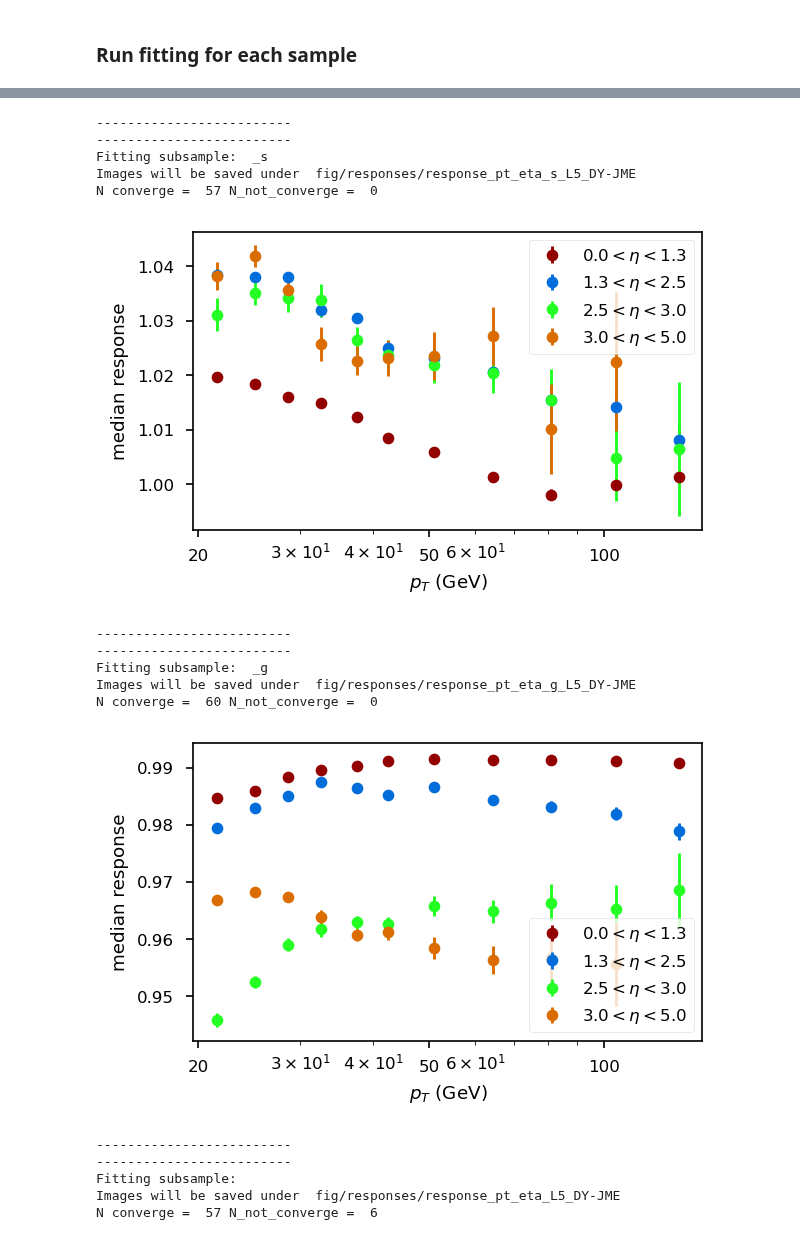
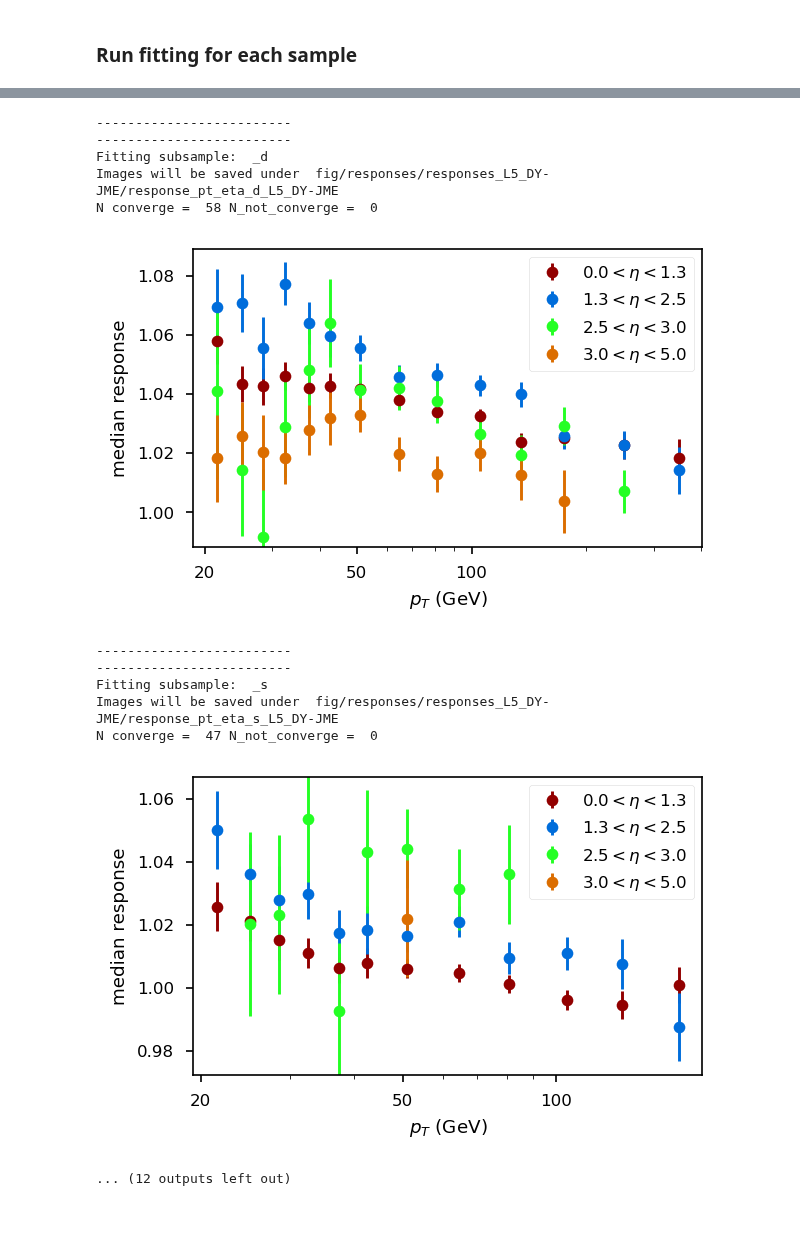
Before and after one commit to dsidirop1/JMECoffea, a Jupyter notebook: CoffeaJERC-Andris.ipynb, the cells around one changed output, grey strips where cells are left out. Drawn from its saved outputs; the diff is of its cells as text; code cells hidden in the pictures.

```diff
--- a/CoffeaJERC-Andris.ipynb
+++ b/CoffeaJERC-Andris.ipynb
@@ -64,9 +47,9 @@ import importlib
 # %%
-UsingDaskExecutor = True
+UsingDaskExecutor = False
 CERNCondorCluster = False
 CoffeaCasaEnv     = False
-load_preexisting  = True    ### True if don't repeat the processing of files and use preexisting JER from output
-test_run          = False   ### True if run only on one file
+load_preexisting  = False    ### True if don't repeat the processing of files and use preexisting JER from output
+test_run          = True   ### True if run only on one file
 load_fit_res      = False   ### True if don't repeat the response fits
 
 fine_etabins      = False   ### Don't merge eta bins together when fitting responses. Preprocessing always done in many bins
@@ -274,8 +260,11 @@ if(UsingDaskExecutor and CoffeaCasaEnv):
 # %%
 env_extra = [
             'export XRD_RUNFORKHANDLER=1',
-            f'export X509_USER_PROXY='+prixydir,
+            f'export X509_USER_PROXY=/afs/cern.ch/user/a/anpotreb/k5-ca-proxy.pem',
             f'export X509_CERT_DIR={os.environ["X509_CERT_DIR"]}',
+#             'source /etc/profile.d/conda.sh',
+#             f'export PATH={os.environ["CONDA_PREFIX"]}/bin:$PATH',
+#             f'conda activate {os.environ["CONDA_DEFAULT_ENV"]}',
         ]
 # %%
 if(UsingDaskExecutor and not CoffeaCasaEnv):
@@ -482,7 +427,7 @@ elif one_bin==True:
 #     etabins = np.array([etabins[3], 0, etabins[-4]])
 else:
     ptbins = output['ptresponse'].axis('pt').edges()
-    ptbins = ptbins[2:] #because there is a pt cut on pt gen and no point of fitting and plotting below that
+#     ptbins = ptbins[2:] #because there is a pt cut on pt gen and no point of fitting and plotting below that
     ptbins_c = output['ptresponse'].axis('pt').centers()
     etabins = np.array([-5, -3, -2.5, -1.3, 0, 1.3, 2.5, 3, 5])
 
@@ -668,16 +579,14 @@ def fit_responses(output, samp='_b'):
     meanvar = np.zeros((jetpt_length, jeteta_length))
 #     idx = []
 
+
     N_converge = 0
     N_not_converge = 0
 
-    FitFigDir = 'fig/responses'+tag_full+'/response_pt_eta'+samp+tag_full
+    FitFigDir = 'fig/responses/responses'+tag_full+'/response_pt_eta'+samp+tag_full
     if saveplots and not os.path.exists('fig/responses'+tag_full):
-        os.mkdir('fig/responses'+tag_full)
-
-    print("Images will be saved under ", FitFigDir)
-    if not os.path.exists(FitFigDir):
-        os.mkdir(FitFigDir)
+        os.mkdir('fig/responses/responses'+tag_full)
+        print("Images will be saved under ", FitFigDir)
 
     xvals = response_hist.axis('ptresponse').centers()[1:] #[1:] to exclude the second peak for low pt
     f_xvals = np.linspace(0,max(xvals),5001)
@@ -993,10 +898,9 @@ medians = []
 medianstds = []
 # %%
 # load_fit_res=False
-combine_antiflavour = True   ### combine quark and antiquark flavour in one bin
-# subsamples = ['', '_b', '_c', '_u', '_d', '_s', '_g', '_bbar', '_cbar', '_ubar', '_dbar','_sbar']
-subsamples = ['_b', '_c', '_d', '_u', '_s', '_g', '']
-# subsamples = ['_c']
+combine_antiflavour = False
+subsamples = ['', '_b', '_c', '_u', '_d', '_s', '_g', '_bbar', '_cbar', '_ubar', '_dbar','_sbar']
+# subsamples = ['_b', '_c', '_ud', '_s', '_g']
 # subsamples = ['', '_ud', '_g'] # , '_b']
 for samp in subsamples:
     print('-'*25)
@@ -1051,17 +955,13 @@ N converge =  60 N_not_converge =  0
 -------------------------
 -------------------------
-Fitting subsample:  _s
-Images will be saved under  fig/responses/response_pt_eta_s_L5_DY-JME
-N converge =  57 N_not_converge =  0
+Fitting subsample:  _d
+Images will be saved under  fig/responses/responses_L5_DY-JME/response_pt_eta_d_L5_DY-JME
+N converge =  58 N_not_converge =  0
-[figure, old version]
+[figure, new version]
 -------------------------
 -------------------------
-Fitting subsample:  _g
-Images will be saved under  fig/responses/response_pt_eta_g_L5_DY-JME
-N converge =  60 N_not_converge =  0
+Fitting subsample:  _s
+Images will be saved under  fig/responses/responses_L5_DY-JME/response_pt_eta_s_L5_DY-JME
+N converge =  47 N_not_converge =  0
-[figure, old version]
+[figure, new version]
--------------------------
--------------------------
-Fitting subsample:
-Images will be saved under  fig/responses/response_pt_eta_L5_DY-JME
-N converge =  57 N_not_converge =  6
+... (12 outputs left out)
```
Also changed, not shown: parts of 41 cells of this notebook, 1 other file.
